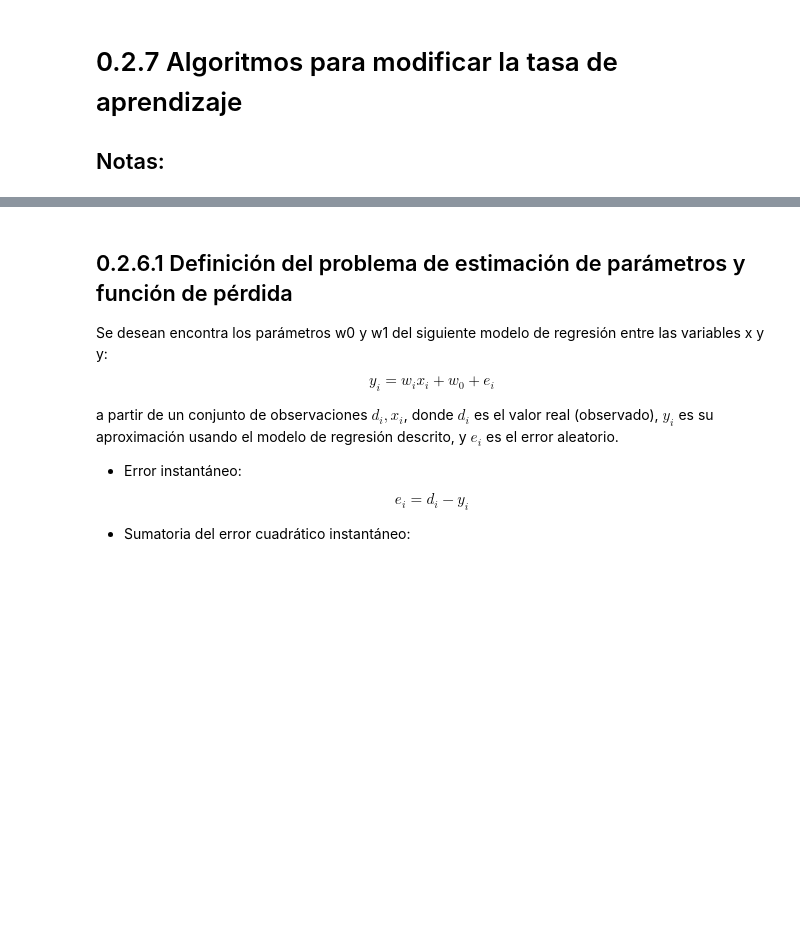
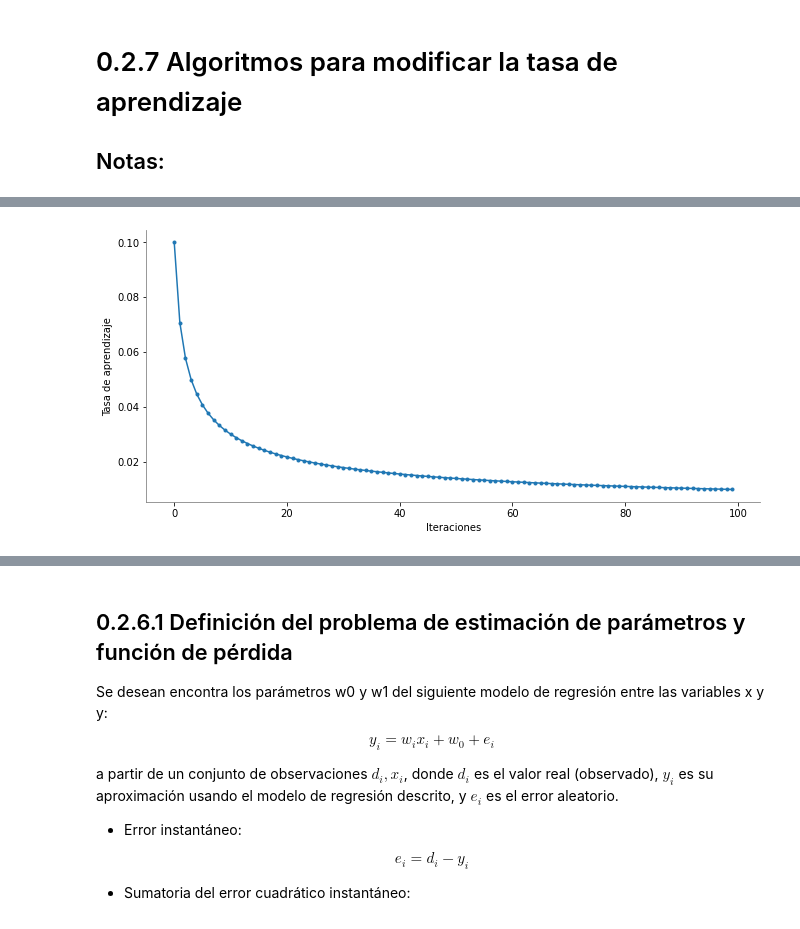
Before and after one commit to oecorrechag/vision-artificial, a Jupyter notebook: notebooks/Analítica Predictiva/Sesión 02/Fundamentos de optimización para ML/0.2.7 Algoritmos para modificar la tasa de aprendizaje.ipynb, the cells around one changed output, grey strips where cells are left out. Drawn from its saved outputs; the diff is of its cells as text; code cells hidden in the pictures; blank space fills up the shorter version.

```diff
--- a/notebooks/Analítica Predictiva/Sesión 02/Fundamentos de optimización para ML/0.2.7 Algoritmos para modificar la tasa de aprendizaje.ipynb
+++ b/notebooks/Analítica Predictiva/Sesión 02/Fundamentos de optimización para ML/0.2.7 Algoritmos para modificar la tasa de aprendizaje.ipynb
@@ -24,0 +52,18 @@ from utils.paths2 import direcciones
+# %%
+max_iter = 100
+mu0 = 0.1
+n = 0.5
+
+mu = [mu0 / (t ** n) for t in range(1, max_iter + 1)]
+
+plt.figure(figsize=(11, 5))
+plt.plot(mu, ".-", color="tab:blue", label="delta rule")
+plt.gca().spines["left"].set_color("gray")
+plt.gca().spines["bottom"].set_color("gray")
+plt.gca().spines["top"].set_visible(False)
+plt.gca().spines["right"].set_visible(False)
+plt.xlabel("Iteraciones")
+plt.ylabel("Tasa de aprendizaje")
+plt.show()
+# %% [output]
+[figure, added]
```
Also changed, not shown: parts of 19 cells of this notebook, 1 other file.
